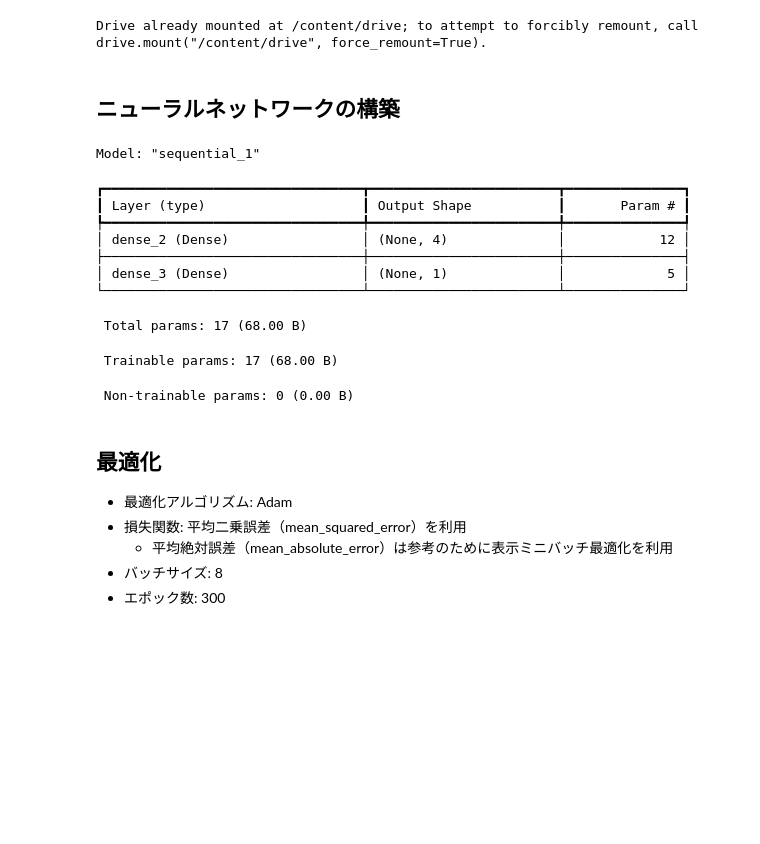
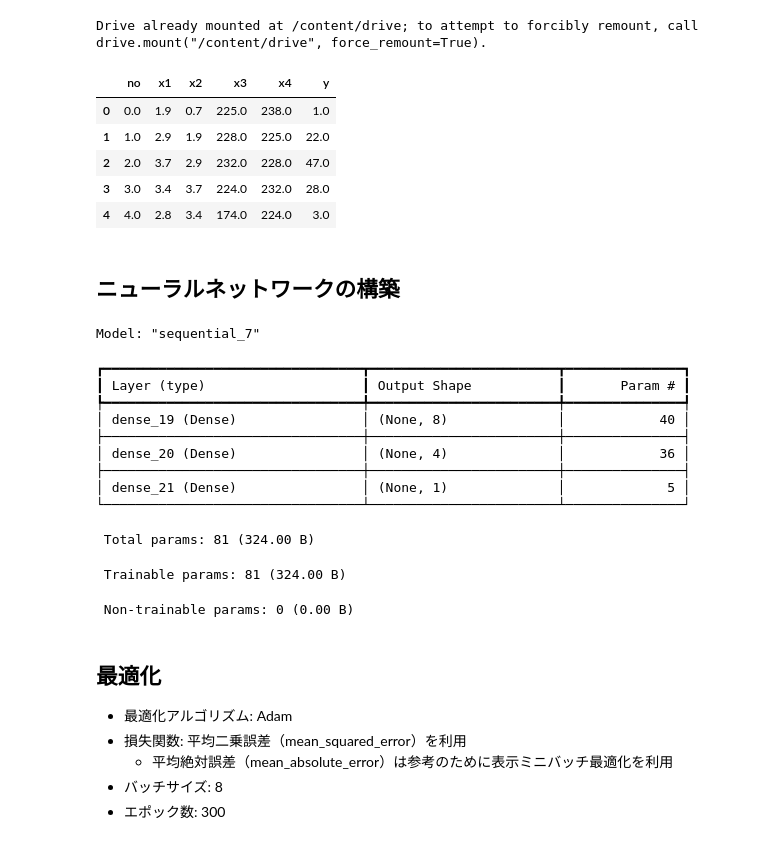
Before and after one commit to ShotaArima/task-wind-to-ep, a Jupyter notebook: Final_Task(iwano_ver).ipynb, the cells around one changed output. Saved outputs shown, nothing was run; the diff lists cells and outputs as text; code cells hidden in the pictures; blank space fills up the shorter version.

```diff
--- a/Final_Task(iwano_ver).ipynb
+++ b/Final_Task(iwano_ver).ipynb
@@ -36,7 +36,16 @@ from keras.api.models import Sequential
 from keras.api.layers import Dense
 from sklearn.preprocessing import MinMaxScaler
 # %%
-# データの読み込み
-f = open('/content/drive/MyDrive/class/知能科学/wind_data_s.csv')
+# データの読み込み1
+# f1 = open('/content/drive/MyDrive/class/知能科学/wind_data_s.csv')
+# df1 = pd.read_csv(f1)
+f = open('/content/drive/MyDrive/class/知能科学/wind_data_sd.csv')
 df = pd.read_csv(f)
-xy = df.loc[:,['x1', 'x2', 'y']].values
+df.head()
+# %% [output]
+|  | no | x1 | x2 | x3 | x4 | y |
+| 0 | 0.0 | 1.9 | 0.7 | 225.0 | 238.0 | 1.0 |
+| 1 | 1.0 | 2.9 | 1.9 | 228.0 | 225.0 | 22.0 |
+| 2 | 2.0 | 3.7 | 2.9 | 232.0 | 228.0 | 47.0 |
+| 3 | 3.0 | 3.4 | 3.7 | 224.0 | 232.0 | 28.0 |
+| 4 | 4.0 | 2.8 | 3.4 | 174.0 | 224.0 | 3.0 |
@@ -65,26 +76,28 @@ y_test = norm_y[304:440]
 ## ニューラルネットワークの構築
 # %%
 # ニューラルネットワークの構築
-input_nnode = 2    # 入力層のノード数
-mid1_nnode = 4     # １番目の中間層のノード数
-#mid2_nnode = 2     # ２番目の中間層のノード数
+input_nnode = 4    # 入力層のノード数
+mid1_nnode = 8     # １番目の中間層のノード数
+mid2_nnode = 4    # ２番目の中間層のノード数
 output_nnode = 1   # 出力層のノード数
 model = Sequential()
 model.add(Dense(mid1_nnode, activation='relu', input_dim=input_nnode))
-#model.add(Dense(mid2_nnode, activation='relu'))
+model.add(Dense(mid2_nnode, activation='relu'))
 model.add(Dense(output_nnode, activation='linear'))
 model.summary()
 # %% [output]
-Model: "sequential_1"
+Model: "sequential_7"
 ┏━━━━━━━━━━━━━━━━━━━━━━━━━━━━━━━━━┳━━━━━━━━━━━━━━━━━━━━━━━━┳━━━━━━━━━━━━━━━┓
 ┃ Layer (type)                    ┃ Output Shape           ┃       Param # ┃
 ┡━━━━━━━━━━━━━━━━━━━━━━━━━━━━━━━━━╇━━━━━━━━━━━━━━━━━━━━━━━━╇━━━━━━━━━━━━━━━┩
-│ dense_2 (Dense)                 │ (None, 4)              │            12 │
+│ dense_19 (Dense)                │ (None, 8)              │            40 │
 ├─────────────────────────────────┼────────────────────────┼───────────────┤
-│ dense_3 (Dense)                 │ (None, 1)              │             5 │
+│ dense_20 (Dense)                │ (None, 4)              │            36 │
+├─────────────────────────────────┼────────────────────────┼───────────────┤
+│ dense_21 (Dense)                │ (None, 1)              │             5 │
 └─────────────────────────────────┴────────────────────────┴───────────────┘
- Total params: 17 (68.00 B)
+ Total params: 81 (324.00 B)
- Trainable params: 17 (68.00 B)
+ Trainable params: 81 (324.00 B)
  Non-trainable params: 0 (0.00 B)
 # %% [markdown]
 ## 最適化
```
Also changed, not shown: parts of 5 cells of this notebook.
